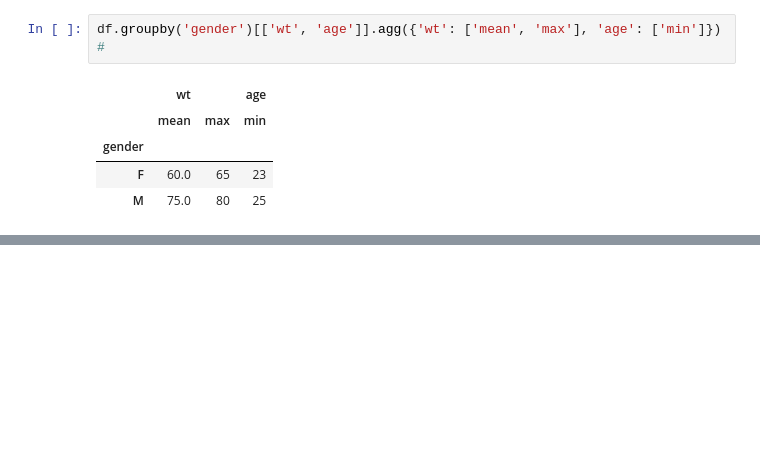
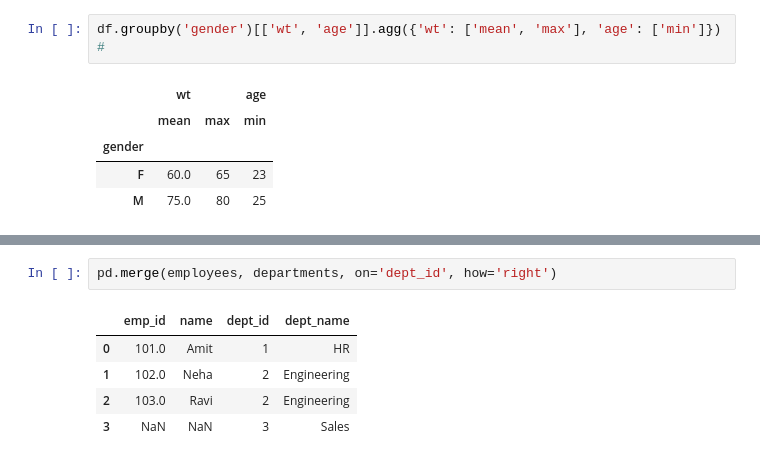
Before and after one commit to Chekuru-Ravi/hello-world, a Jupyter notebook: 2_DataFrames.ipynb, the cells around one changed output, grey strips where cells are left out. Saved outputs shown, nothing was run; the diff lists cells and outputs as text; blank space fills up the shorter version.

```diff
--- a/2_DataFrames.ipynb
+++ b/2_DataFrames.ipynb
@@ -270,0 +296,8 @@ df.groupby('gender')[['wt', 'age']].agg({'wt': ['mean', 'max'], 'age': ['min']})
+# %%
+pd.merge(employees, departments, on='dept_id', how='right')
+# %% [output]
+|  | emp_id | name | dept_id | dept_name |
+| 0 | 101.0 | Amit | 1 | HR |
+| 1 | 102.0 | Neha | 2 | Engineering |
+| 2 | 103.0 | Ravi | 2 | Engineering |
+| 3 | NaN | NaN | 3 | Sales |
```
Also changed, not shown: parts of 6 cells of this notebook.
